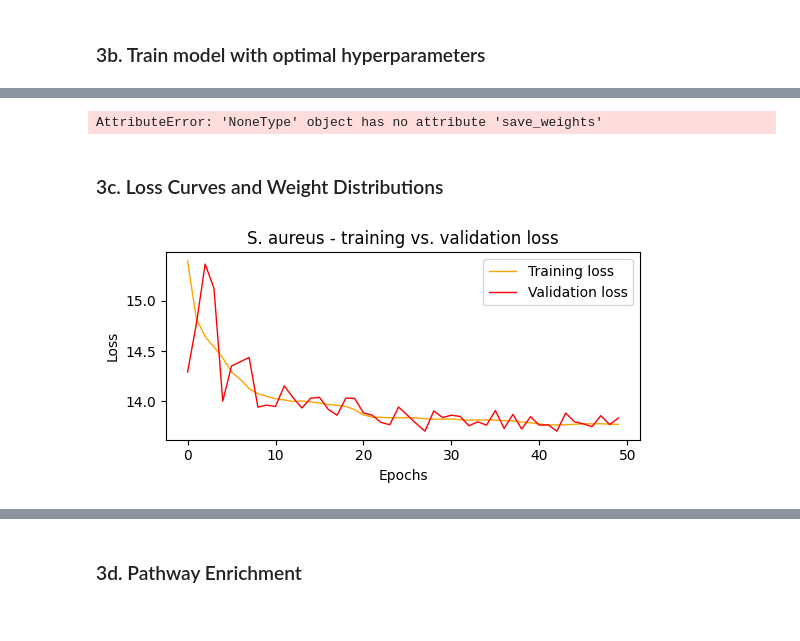
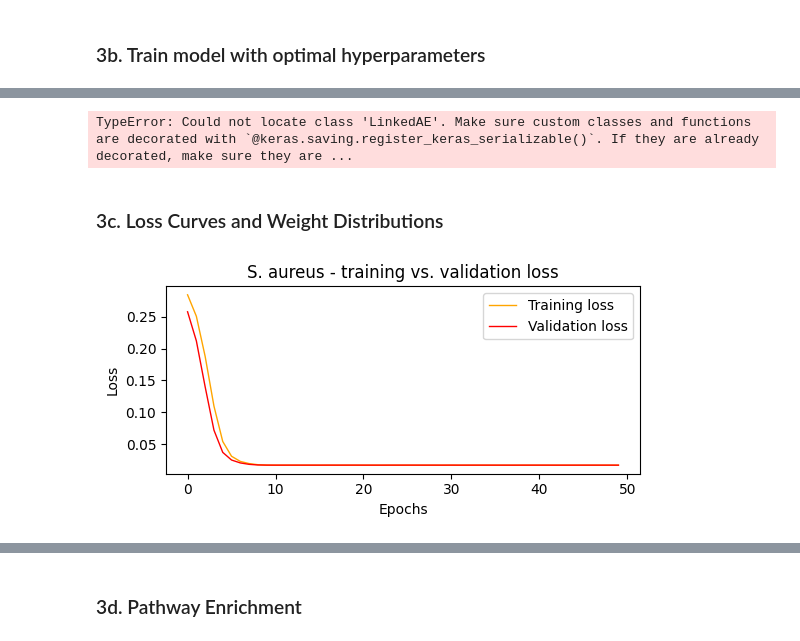
Before and after one commit to Mukundan-T/seqADAGE, a Jupyter notebook: Py/muk_transfer_learning/Mukundan_sA_ecmg_tl.ipynb, the cells around one changed output, grey strips where cells are left out. Cells and saved outputs as stored; diff of their text form; code cells hidden in the pictures.

```diff
--- a/Py/muk_transfer_learning/Mukundan_sA_ecmg_tl.ipynb
+++ b/Py/muk_transfer_learning/Mukundan_sA_ecmg_tl.ipynb
@@ -190,41 +209,50 @@ Epoch 50/50
 fitted
-# %%
-# Save optimal model weights
-saur_model.save_weights(
-  '/content/drive/My Drive/Comp-Bio-Projs-S26/data/muk-in-use/sa_optimal_model.weights.h5'
-)
-# %% [output]
-AttributeError: 'NoneType' object has no attribute 'save_weights'
+# %%
+# Save optimal model
+control_models[2].__class__ = SeqAdage.SeqAdage
+control_models[2].autoencoder.save('/content/drive/My Drive/Comp-Bio-Projs-S26/data/muk-in-use/sa_best_model.keras')
+# %%
+# Load model
+import keras
+
+ahh = keras.models.load_model('/content/drive/My Drive/Comp-Bio-Projs-S26/data/muk-in-use/sa_best_model.keras')
+
+sa_kegg_ps = ahh.set_kegg(
+  '/content/drive/My Drive/Comp-Bio-Projs-S26/data/muk-in-use/sa_kegg_pathways.txt'
+)
+
+sa_kegg_ps.sum().sum()
+# %% [output]
+TypeError: Could not locate class 'LinkedAE'. Make sure custom classes and functions are decorated with `@keras.saving.register_keras_serializable()`. If they are already decorated, make sure they are ...
 # %% [markdown]
 ### 3c. Loss Curves and Weight Distributions
 # %%
-# Plot loss curve
-saur_model = ad.Adage(sa.autoencoder, sa.history, sa.all_comp)
+# Plot loss curve for seed = 100
 fig, ax = plt.subplots(figsize = (6, 3))
 fig.tight_layout(pad = 3.0)
 
 # Plot training loss
 ax.plot(
   range(50),
-  saur_model.loss,
+  control_models[0].loss,
   linewidth = 1,
   markersize = 2,
   color = 'orange',
   label = 'Training loss'
 )
 
 # Plot validation loss
 ax.plot(
   range(50),
-  saur_model.val_loss,
+  control_models[0].val_loss,
   linewidth = 1,
   markersize = 2,
   color = 'red',
   label = 'Validation loss'
 )
 
 ax.set(title = 'S. aureus - training vs. validation loss', xlabel = 'Epochs', ylabel = 'Loss')
 ax.legend()
 plt.show()
 # %% [output]
-[figure, old version]
+[figure, new version]
```
Also changed, not shown: parts of 22 cells of this notebook.
